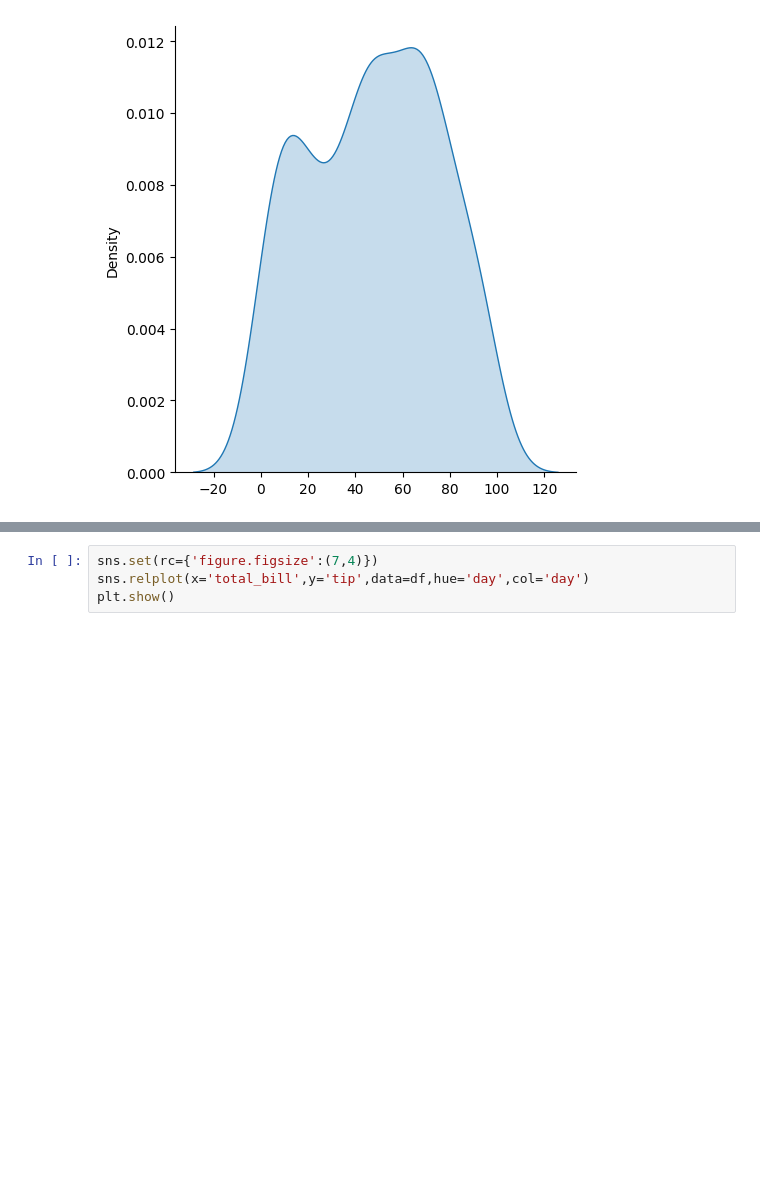
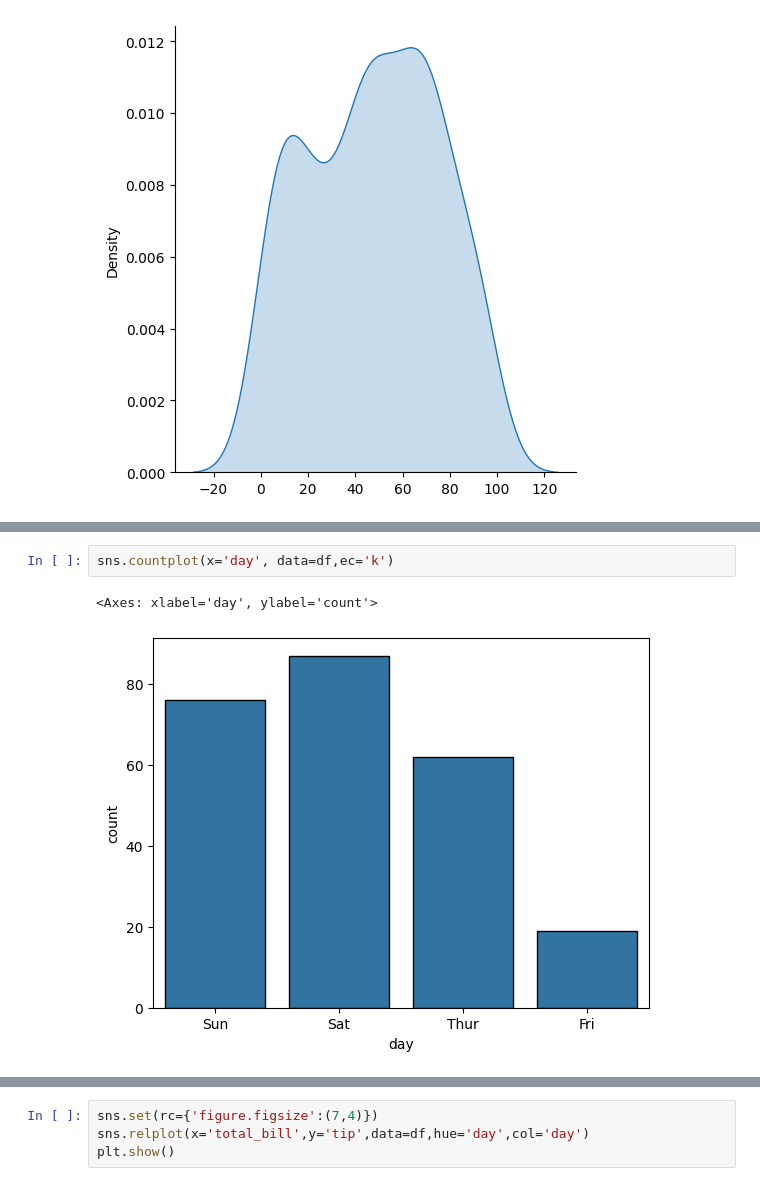
Before and after one commit to upflairs-pvt-ltd/jecrc-AI_ML_example-27thsep2023, a Jupyter notebook: matplotlib/10-10-23 - Copy.ipynb, the cells around one changed output, grey strips where cells are left out. Drawn from its saved outputs; the diff is of its cells as text; blank space fills up the shorter version.

```diff
--- a/matplotlib/10-10-23 - Copy.ipynb
+++ b/matplotlib/10-10-23 - Copy.ipynb
@@ -167,0 +203,5 @@ sns.displot(np.random.randint(100,size=(200)),kind='kde',fill=True)
+# %%
+sns.countplot(x='day', data=df,ec='k')
+# %% [output]
+<Axes: xlabel='day', ylabel='count'>
+[figure, added]
```
Also changed, not shown: parts of 12 cells of this notebook.
